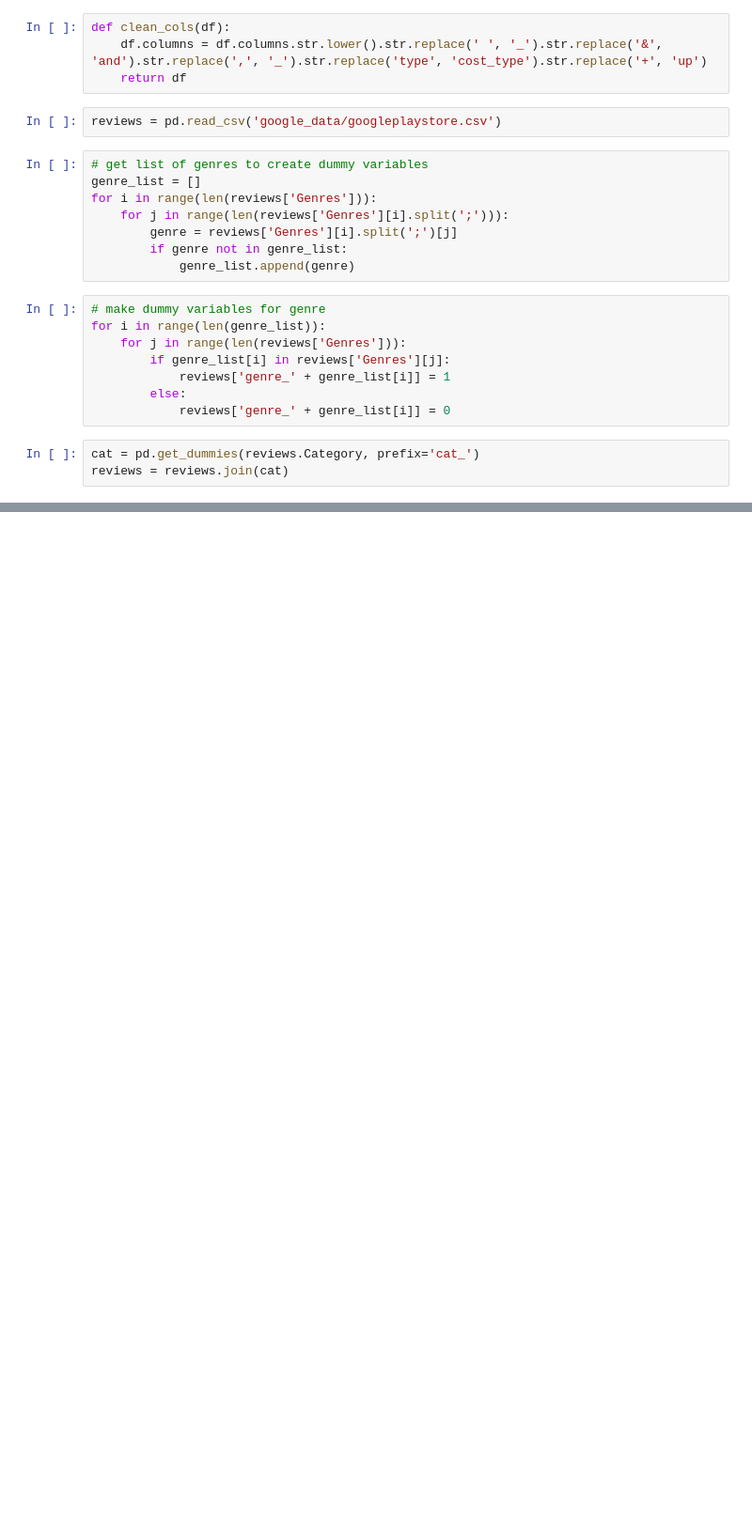
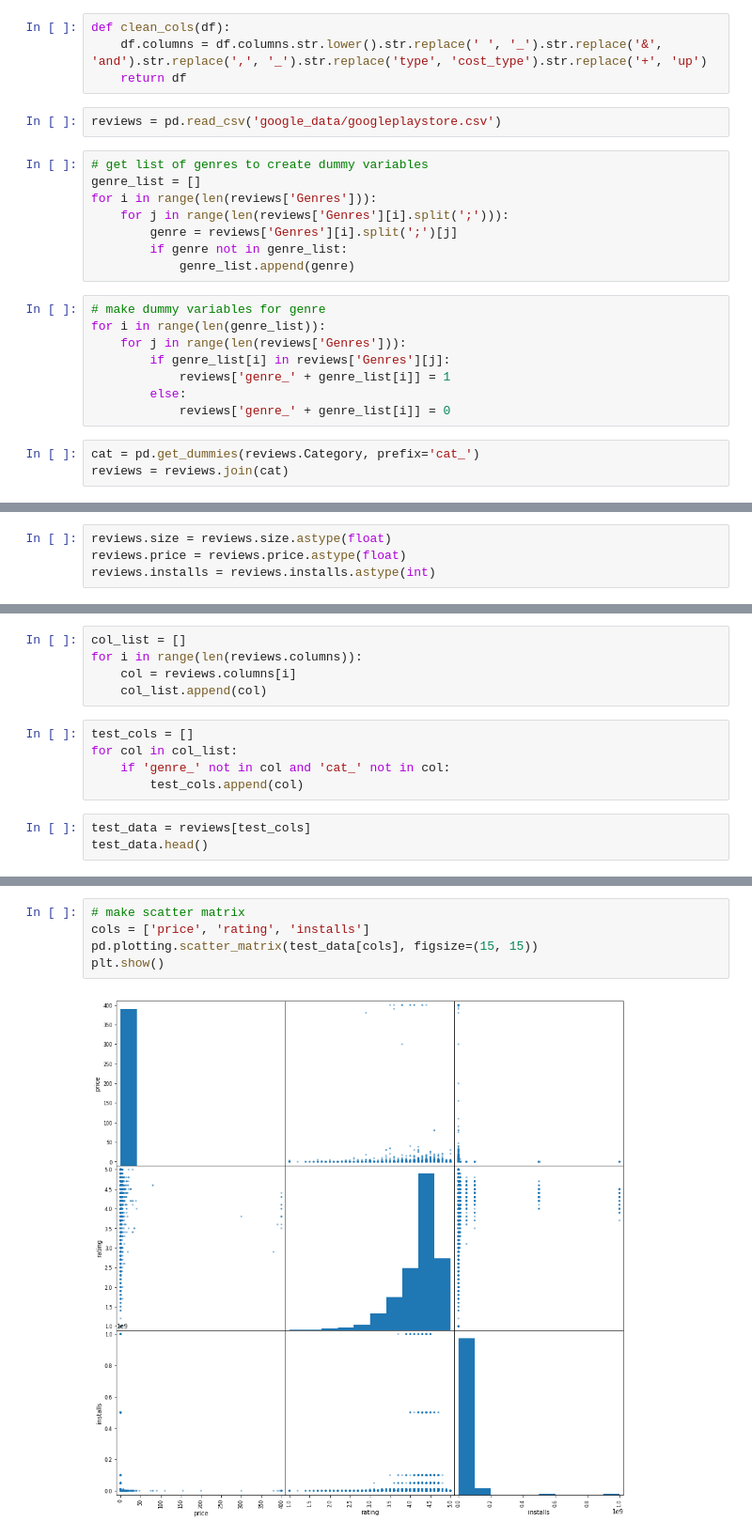
Before and after one commit to lena-kilian/JULV5000M_Liverpool, a Jupyter notebook: App_Analysis.ipynb, the cells around one changed output, grey strips where cells are left out. Shown: that part at 94% size. Drawn from its saved outputs; the diff is of its cells as text; blank space fills up the shorter version.

```diff
--- a/App_Analysis.ipynb
+++ b/App_Analysis.ipynb
@@ -54,0 +57,4 @@ reviews = reviews.drop(drop_cols, axis=1)
+# %%
+reviews.size = reviews.size.astype(float)
+reviews.price = reviews.price.astype(float)
+reviews.installs = reviews.installs.astype(int)
@@ -54,0 +91,13 @@ reviews = reviews.drop(drop_cols, axis=1)
+# %%
+col_list = []
+for i in range(len(reviews.columns)):
+    col = reviews.columns[i]
+    col_list.append(col)
+# %%
+test_cols = []
+for col in col_list:
+    if 'genre_' not in col and 'cat_' not in col:
+        test_cols.append(col)
+# %%
+test_data = reviews[test_cols]
+test_data.head()
@@ -54,0 +111,7 @@ reviews = reviews.drop(drop_cols, axis=1)
+# %%
+# make scatter matrix
+cols = ['price', 'rating', 'installs']
+pd.plotting.scatter_matrix(test_data[cols], figsize=(15, 15))
+plt.show()
+# %% [output]
+[figure, added]
```
Also changed, not shown: parts of 9 cells of this notebook.
